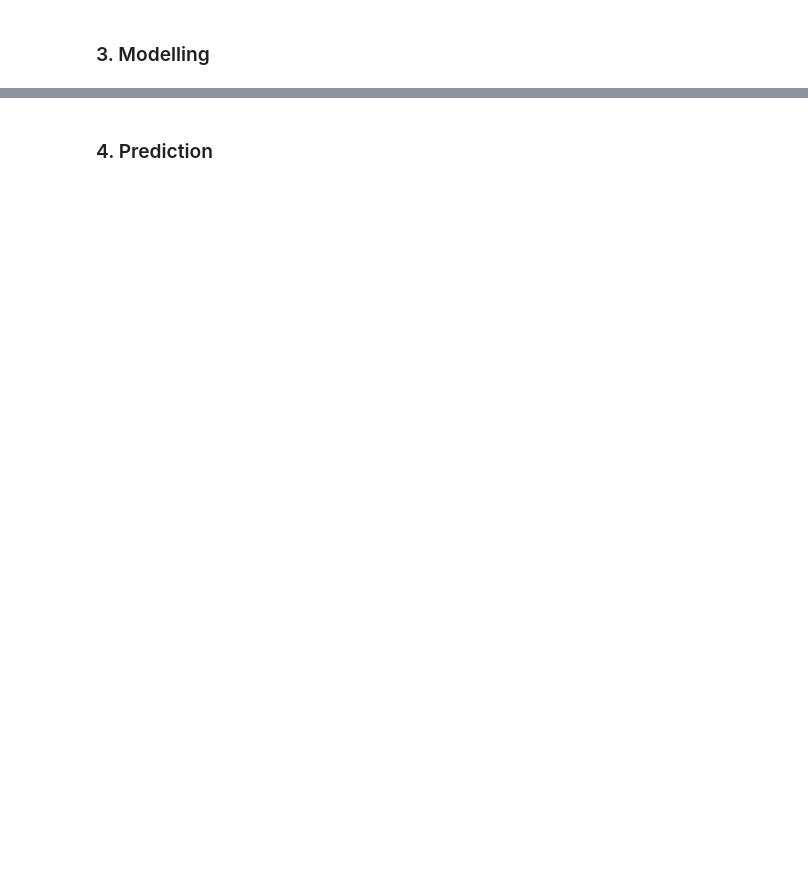
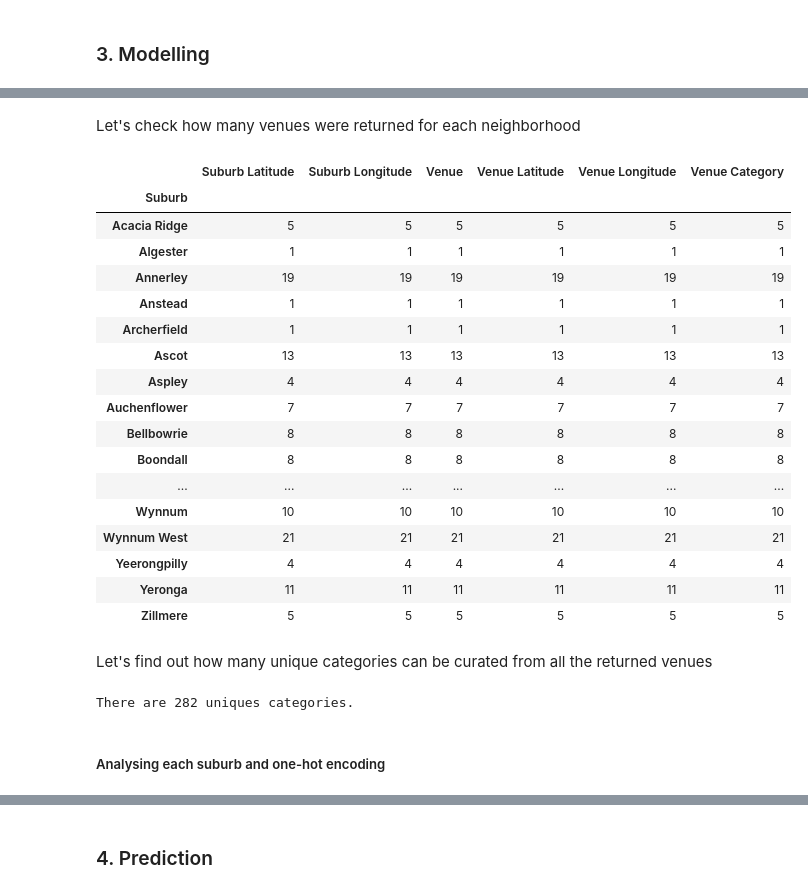
Before and after one commit to aminathshausan/Coursera_Capstone, a Jupyter notebook: The Battle of Neighborhoods (Part I).ipynb, the cells around one changed output, grey strips where cells are left out. Drawn from its saved outputs; the diff is of its cells as text; code cells hidden in the pictures; blank space fills up the shorter version.

```diff
--- a/The Battle of Neighborhoods (Part I).ipynb
+++ b/The Battle of Neighborhoods (Part I).ipynb
@@ -202,0 +317,4 @@ Note that the dataframe brisbane_df contains data on 178 suburbs which means tha
+# %%
+brisbane_df[['Latitude', 'Longitude']] = brisbane_df['suburb_coord'].apply(pd.Series)
+brisbane_df = brisbane_df.drop(columns = ['suburb_coord'])
+print(brisbane_df.head())
@@ -202,0 +331,9 @@ Note that the dataframe brisbane_df contains data on 178 suburbs which means tha
+# %%
+#get location of Brisbane city
+address = 'Brisbane, Australia'
+
+geolocator = Nominatim(user_agent="ny_explorer")
+location = geolocator.geocode(address)
+latitude = location.latitude
+longitude = location.longitude
+print('The geograpical coordinate of London City are {}, {}.'.format(latitude, longitude))
@@ -202,0 +342,19 @@ Note that the dataframe brisbane_df contains data on 178 suburbs which means tha
+# %%
+# create map of Brisbane using latitude and longitude values
+map_brisbane = folium.Map(location=[latitude, longitude], zoom_start=11)
+
+# add markers to map
+for lat, lng, value, suburb in zip(brisbane_df['Latitude'], brisbane_df['Longitude'], brisbane_df['Value'], brisbane_df['Suburb']):
+    label = '{}, {}'.format(suburb, value)
+    label = folium.Popup(label, parse_html=True)
+    folium.CircleMarker(
+        [lat, lng],
+        radius=5,
+        popup=label,
+        color='blue',
+        fill=True,
+        fill_color='#3186cc',
+        fill_opacity=0.7,
+        parse_html=False).add_to(map_brisbane)
+
+map_brisbane
@@ -204,0 +423,5 @@ Note that the dataframe brisbane_df contains data on 178 suburbs which means tha
+# %%
+# Run the above function on each location and create a new dataframe called location_venues and display it.
+brisbane_venues = getNearbyVenues(names=brisbane_df['Suburb'],
+                                   latitudes=brisbane_df['Latitude'],
+                                   longitudes=brisbane_df['Longitude'])
@@ -204,0 +457,31 @@ Note that the dataframe brisbane_df contains data on 178 suburbs which means tha
+# %% [markdown]
+Let's check how many venues were returned for each neighborhood
+# %%
+brisbane_venues.groupby('Suburb').count()
+# %% [output]
+|  | Suburb Latitude | Suburb Longitude | Venue | Venue Latitude | Venue Longitude | Venue Category |
+| Suburb |  |  |  |  |  |  |
+| Acacia Ridge | 5 | 5 | 5 | 5 | 5 | 5 |
+| Algester | 1 | 1 | 1 | 1 | 1 | 1 |
+| Annerley | 19 | 19 | 19 | 19 | 19 | 19 |
+| Anstead | 1 | 1 | 1 | 1 | 1 | 1 |
+| Archerfield | 1 | 1 | 1 | 1 | 1 | 1 |
+| Ascot | 13 | 13 | 13 | 13 | 13 | 13 |
+| Aspley | 4 | 4 | 4 | 4 | 4 | 4 |
+| Auchenflower | 7 | 7 | 7 | 7 | 7 | 7 |
+| Bellbowrie | 8 | 8 | 8 | 8 | 8 | 8 |
+| Boondall | 8 | 8 | 8 | 8 | 8 | 8 |
+| ... | ... | ... | ... | ... | ... | ... |
+| Wynnum | 10 | 10 | 10 | 10 | 10 | 10 |
+| Wynnum West | 21 | 21 | 21 | 21 | 21 | 21 |
+| Yeerongpilly | 4 | 4 | 4 | 4 | 4 | 4 |
+| Yeronga | 11 | 11 | 11 | 11 | 11 | 11 |
+| Zillmere | 5 | 5 | 5 | 5 | 5 | 5 |
+# %% [markdown]
+Let's find out how many unique categories can be curated from all the returned venues
+# %%
+print('There are {} uniques categories.'.format(len(brisbane_venues['Venue Category'].unique())))
+# %% [output]
+There are 282 uniques categories.
+# %% [markdown]
+##### Analysing  each suburb and one-hot encoding
```
Also changed, not shown: parts of 71 cells of this notebook.
